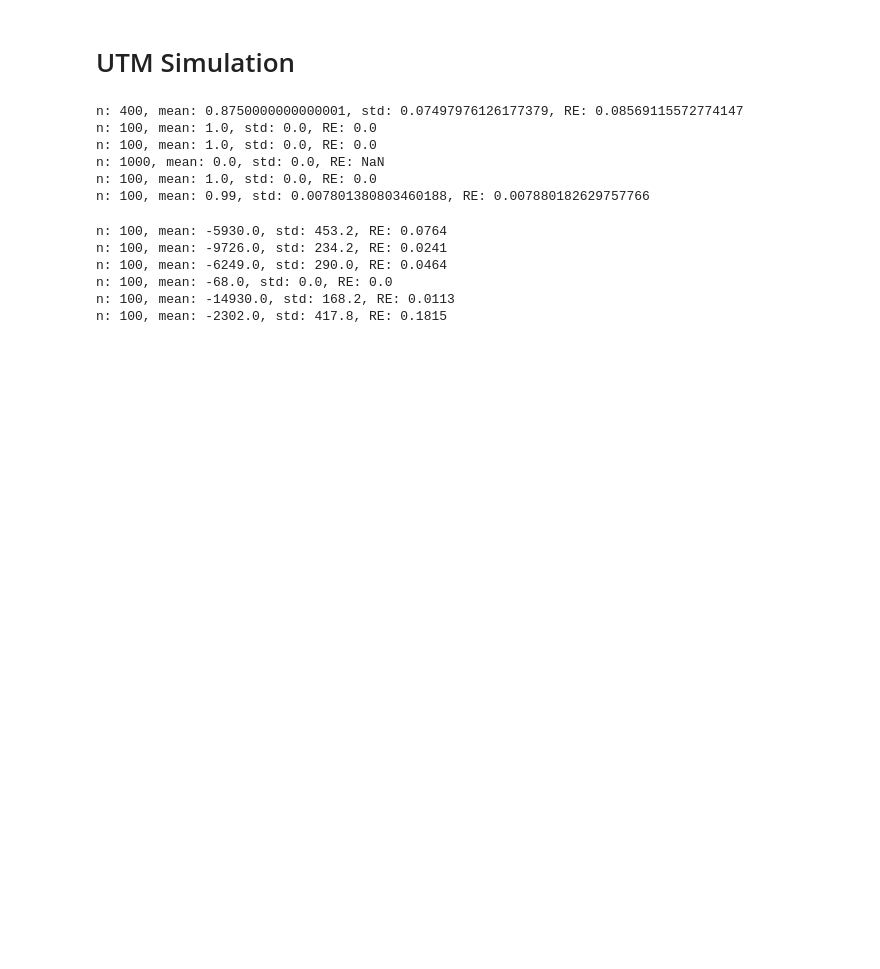
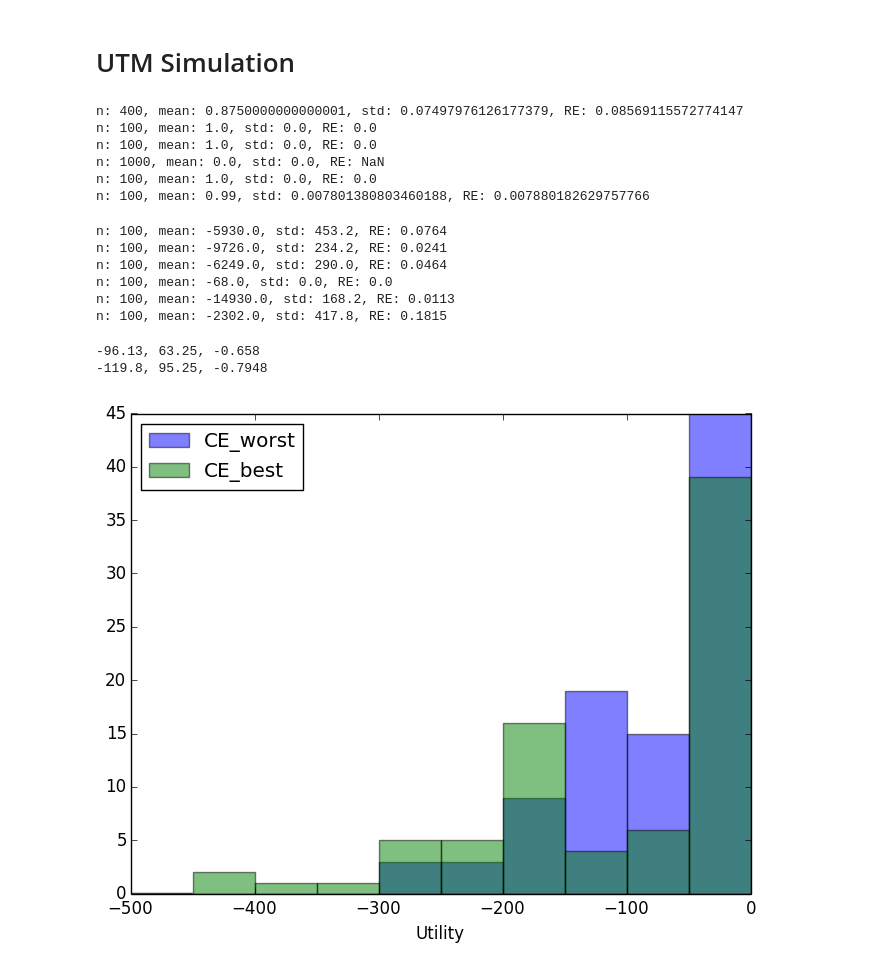
Before and after one commit to neosado/SAPR, a Jupyter notebook: UTMScenario.ipynb, the cells around one changed output. Cells and saved outputs as stored; diff of their text form; code cells hidden in the pictures; blank space fills up the shorter version.

```diff
--- a/UTMScenario.ipynb
+++ b/UTMScenario.ipynb
@@ -210,3 +210,26 @@ n: 100, mean: -6249.0, std: 290.0, RE: 0.0464
 n: 100, mean: -68.0, std: 0.0, RE: 0.0
 n: 100, mean: -14930.0, std: 168.2, RE: 0.0113
 n: 100, mean: -2302.0, std: 417.8, RE: 0.1815
+# %%
+using PyPlot
+
+function plot_hist(filename, label)
+
+    D = readdlm(filename, ' ')
+    U = float64(D[1:end-1, 3])
+    U = U[find(U .> -500)]
+    plt.hist(U, range = (-500, 0), alpha=0.5, label = label)
+    println(neat(mean(U)), ", ", neat(std(U)), ", ", neat(std(U)/mean(U)))
+    #println(U[find(U .< -1000)])
+end
+
+plot_hist("CE_worst.log", "CE_worst")
+plot_hist("CE_best.log", "CE_best")
+xlabel("Utility")
+legend(loc = "best")
+
+;
+# %% [output]
+-96.13, 63.25, -0.658
+-119.8, 95.25, -0.7948
+[figure, added]
```
